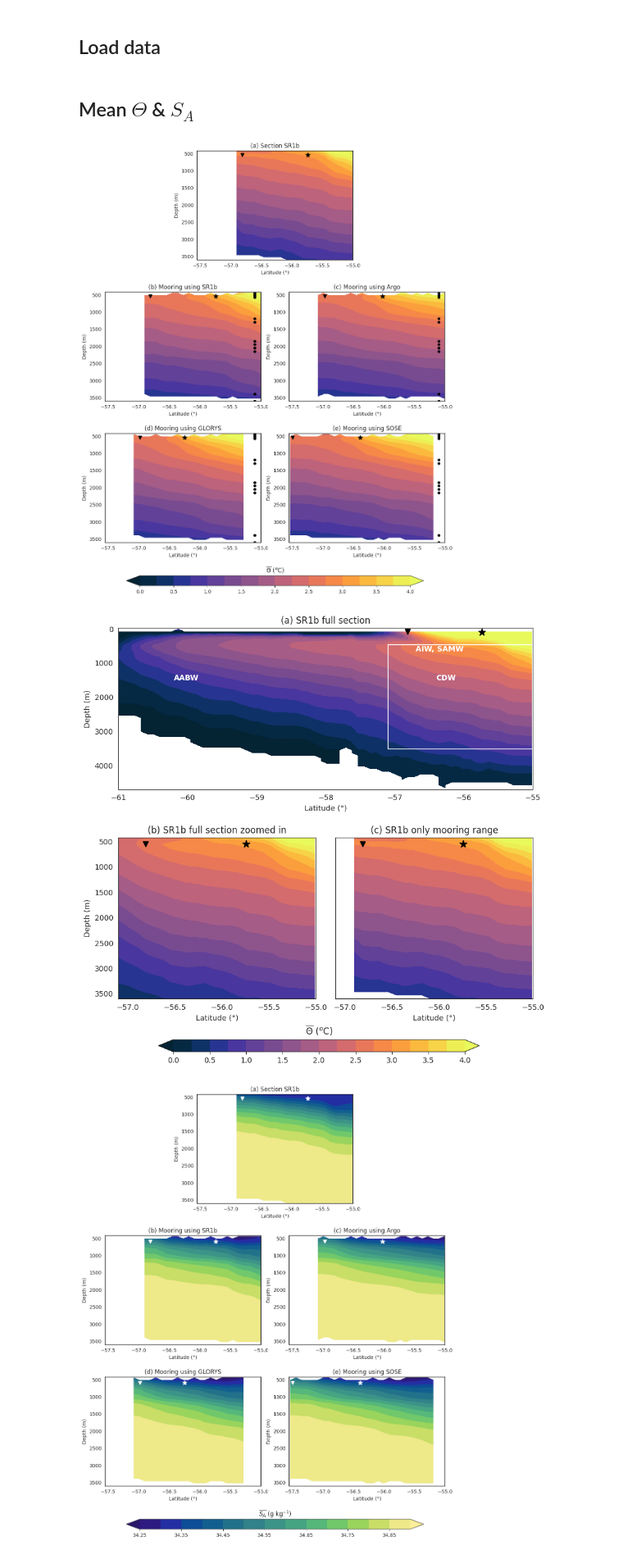
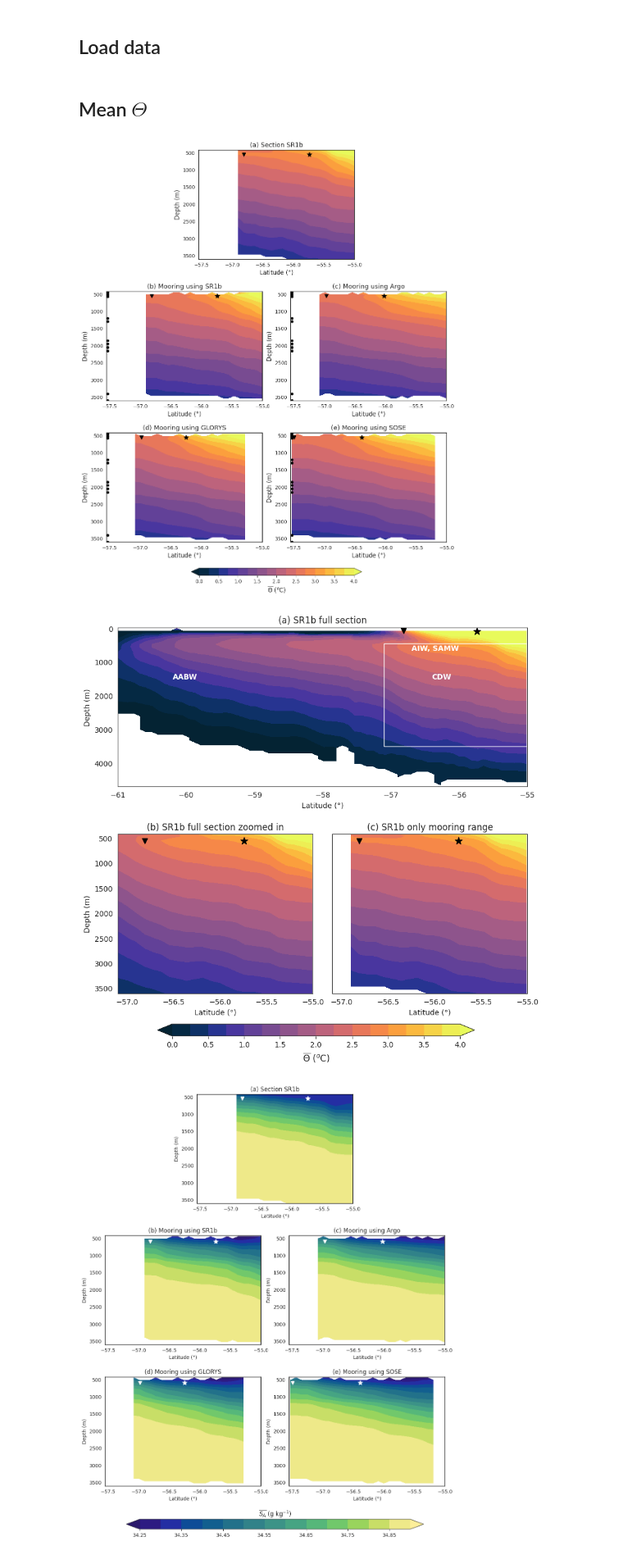
Before and after one commit to MiriamSterl/SouthernOceanMooringDiffusivity, a Jupyter notebook: plot_data_paper.ipynb, the cells around one changed output. Shown at 82% size. Saved outputs shown, nothing was run; the diff lists cells and outputs as text; code cells hidden in the pictures.

```diff
--- a/plot_data_paper.ipynb
+++ b/plot_data_paper.ipynb
@@ -82,7 +80,7 @@ SAF_lat_SOSE = pp_dist_lat(SAF_dist_SOSE)
 PF_lat_Argo = pp_dist_lat(PF_dist_Argo)
 SAF_lat_Argo = pp_dist_lat(SAF_dist_Argo)
 # %% [markdown]
-## Mean $\Theta$ & $S_A$
+## Mean $\Theta$
 # %%
 # Parameters (all in figure fraction coordinates: 0..1)
 panel_size = 0.22   # width & height of each panel (fraction of figure)
@@ -154,26 +152,28 @@ for i in range(1,6):
     axes[i].set_xlim((-57.55, -55))
     axes[i].set_ylim(420,3600)
     axes[i].invert_yaxis()
-    axes[i].set_xlabel('Latitude (°)')
-    axes[i].set_ylabel('Depth (m)')
+    axes[i].set_xlabel('Latitude (°)',fontsize=12)
+    axes[i].set_ylabel('Depth (m)',fontsize=12)
+    axes[i].tick_params(axis='both', labelsize=10)
 for i in range(2,6):
-    axes[i].scatter(np.ones(len(instrument_depths))*-55.1, instrument_depths, marker='o', color='k', s=20, zorder=10)
+    axes[i].scatter(np.ones(len(instrument_depths))*-57.53, instrument_depths, marker='o', color='k', s=20, zorder=1000)
 
 
-cbar_ax = fig.add_axes([0.29, 0.11, 0.42, 0.02])
+#cbar_ax = fig.add_axes([0.29, 0.11, 0.42, 0.02])
+cbar_ax = fig.add_axes([0.38, 0.13, 0.24, 0.015])
 cbar = fig.colorbar(im1, cax=cbar_ax, orientation='horizontal')
-cbar.ax.set_title(r'${\overline{\Theta}}$ ($^o$C)')
+cbar.ax.set_xlabel(r'${\overline{\Theta}}$ ($^o$C)', fontsize=12)
 
-axes[1].set_title('(a) Section SR1b')
-axes[2].set_title('(b) Mooring using SR1b')
-axes[3].set_title('(c) Mooring using Argo')
-axes[4].set_title('(d) Mooring using GLORYS')
-axes[5].set_title('(e) Mooring using SOSE')
+axes[1].set_title('(a) Section SR1b',fontsize=13)
+axes[2].set_title('(b) Mooring using SR1b',fontsize=13)
+axes[3].set_title('(c) Mooring using Argo',fontsize=13)
+axes[4].set_title('(d) Mooring using GLORYS',fontsize=13)
+axes[5].set_title('(e) Mooring using SOSE',fontsize=13)
 
 plt.savefig('../figures_paper/thetabar.pdf', bbox_inches='tight')
 plt.show()
 # %% [output]
-[figure, old version]
+[figure, new version]
 # %%
 cmap = cmo.cm.thermal
 levels = np.arange(0, 4.1, 0.25)
@@ -195,37 +195,37 @@ rect = patches.Rectangle((xlim_sub[0], 450), xlim_sub[1]-xlim_sub[0]-0.01, 3510-
 ax1.add_patch(rect)
 ax1.set_xlim(-61, -55)
 ax1.set_ylim(-30,4700)
 ax1.text(-60.2,1500,'AABW',color='white',fontweight='bold')
 ax1.text(-56.7,650,'AIW, SAMW',color='white',fontweight='bold')
 ax1.text(-56.4,1500,'CDW',color='white',fontweight='bold')
 ax1.scatter(PF_lat_SR1b, 70, marker='v', color='k', s=50, zorder=10)
 ax1.scatter(SAF_lat_SR1b, 90, marker='*', color='k', s=100, zorder=10)
 
 for ax in [ax2,ax3]:
     ax.set_xlim(xlim_sub)
     ax.set_xticks([-57,-56.5,-56,-55.5,-55])
     ax.set_ylim(420,3600)
     ax.scatter(PF_lat_SR1b, 550, marker='v', color='k', s=50, zorder=10)
     ax.scatter(SAF_lat_SR1b, 550, marker='*', color='k', s=100, zorder=10)
 for ax in [ax1,ax2]:
     ax.set_ylabel('Depth (m)')
 for ax in [ax1,ax2,ax3]:
     ax.invert_yaxis()
     ax.set_xlabel('Latitude (°)')
 ax3.set_yticks([])
 
 ax1.set_title('(a) SR1b full section')
 ax2.set_title('(b) SR1b full section zoomed in')
 ax3.set_title('(c) SR1b only mooring range')
 
-cbar_ax = fig.add_axes([0.2, 0, 0.6, 0.025])
+cbar_ax = fig.add_axes([0.2, 0.02, 0.6, 0.025])
 cbar = fig.colorbar(im1, cax=cbar_ax, orientation='horizontal')
-cbar.ax.set_title(r'${\overline{\Theta}}$ ($^o$C)')
+cbar.ax.set_xlabel(r'${\overline{\Theta}}$ ($^o$C)',fontsize=12)
 
-#plt.savefig('../figures_paper/thetabar_full.pdf', bbox_inches='tight')
+plt.savefig('../figures_paper/thetabar_full.pdf', bbox_inches='tight')
 plt.show()
 # %% [output]
-[figure, old version]
+[figure, new version]
 # %%
 # Parameters (all in figure fraction coordinates: 0..1)
 panel_size = 0.22   # width & height of each panel (fraction of figure)
```
Also changed, not shown: parts of 30 cells of this notebook.
